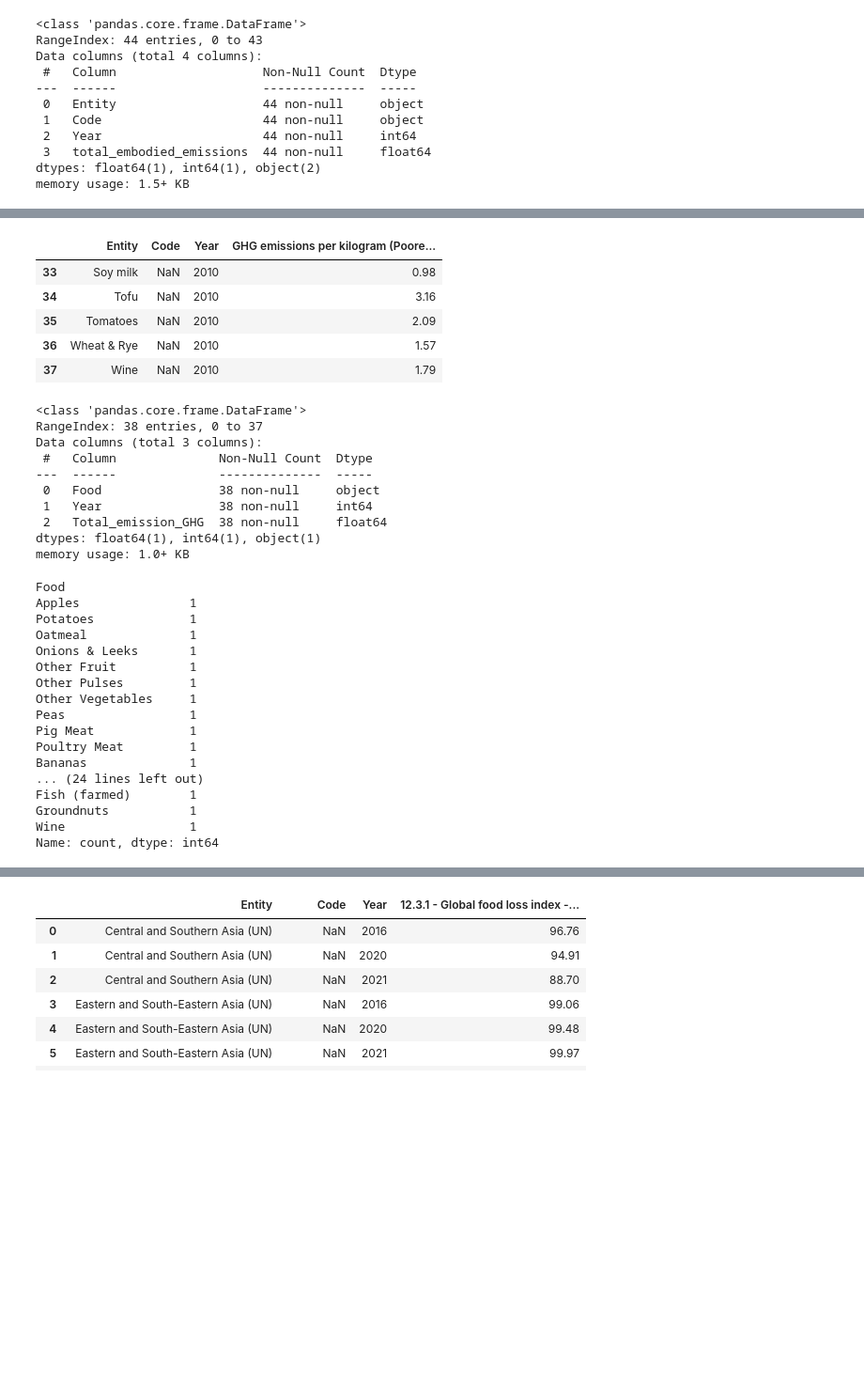
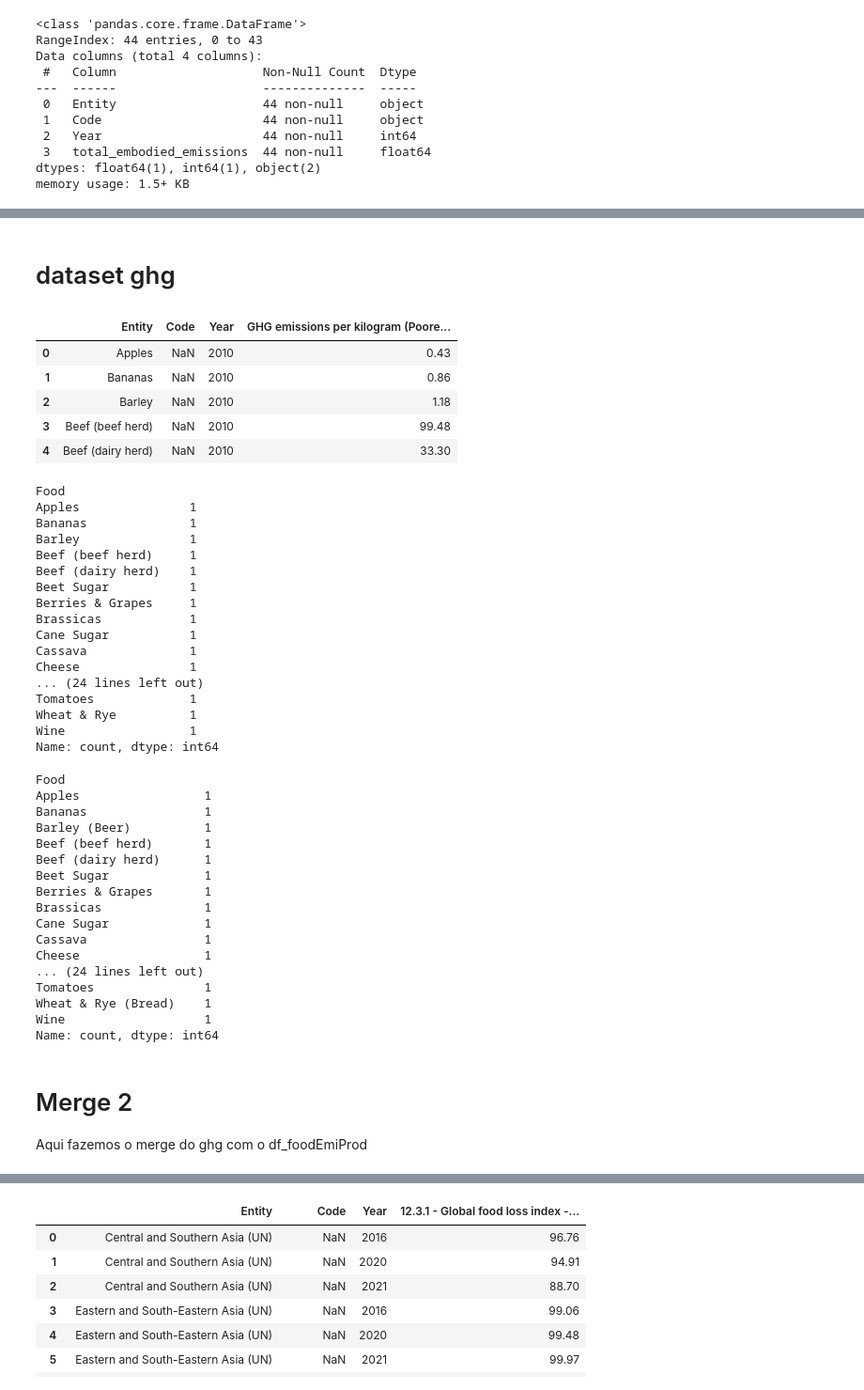
Before and after one commit to CatarinaCosta02/AIS, a Jupyter notebook: ais.ipynb, the cells around one changed output, grey strips where cells are left out. Shown at 94% size. Saved outputs shown, nothing was run; the diff lists cells and outputs as text; code cells hidden in the pictures; blank space fills up the shorter version.

```diff
--- a/ais.ipynb
+++ b/ais.ipynb
@@ -174,2 +130,0 @@ sns.heatmap(df_agroCO2Deforest.isnull(),yticklabels=False,cbar=False,cmap='virid
-# %%
-pd.set_option('display.max_columns', None)  # Set to display all columns
@@ -259,47 +282,63 @@ sns.heatmap(df_foodProducEmissions.isnull(),yticklabels=False,cbar=False,cmap='v
+# %% [markdown]
+# dataset ghg
 # %%
-df_ghg.tail()
+df_ghg.head()
 # %% [output]
 |  | Entity | Code | Year | GHG emissions per kilogram (Poore... |
-| 33 | Soy milk | NaN | 2010 | 0.98 |
-| 34 | Tofu | NaN | 2010 | 3.16 |
-| 35 | Tomatoes | NaN | 2010 | 2.09 |
-| 36 | Wheat & Rye | NaN | 2010 | 1.57 |
-| 37 | Wine | NaN | 2010 | 1.79 |
+| 0 | Apples | NaN | 2010 | 0.43 |
+| 1 | Bananas | NaN | 2010 | 0.86 |
+| 2 | Barley | NaN | 2010 | 1.18 |
+| 3 | Beef (beef herd) | NaN | 2010 | 99.48 |
+| 4 | Beef (dairy herd) | NaN | 2010 | 33.30 |
 # %%
 # make a rename
 df_ghg = df_ghg.rename(columns={"Entity": "Food", "GHG emissions per kilogram (Poore & Nemecek, 2018)": "Total_emission_GHG"})
 to_drop = ["Code"]
 df_ghg = df_ghg.drop(to_drop, axis=1)
-# %%
-df_ghg.info()
-# %% [output]
-<class 'pandas.core.frame.DataFrame'>
-RangeIndex: 38 entries, 0 to 37
-Data columns (total 3 columns):
- #   Column              Non-Null Count  Dtype
----  ------              --------------  -----
- 0   Food                38 non-null     object
- 1   Year                38 non-null     int64
- 2   Total_emission_GHG  38 non-null     float64
-dtypes: float64(1), int64(1), object(1)
-memory usage: 1.0+ KB
 # %%
-df_ghg["Food"].value_counts()
+df_ghg["Food"].value_counts().sort_index()
 # %% [output]
 Food
 Apples               1
-Potatoes             1
-Oatmeal              1
-Onions & Leeks       1
-Other Fruit          1
-Other Pulses         1
-Other Vegetables     1
-Peas                 1
-Pig Meat             1
-Poultry Meat         1
 Bananas              1
+Barley               1
+Beef (beef herd)     1
+Beef (dairy herd)    1
+Beet Sugar           1
+Berries & Grapes     1
+Brassicas            1
+Cane Sugar           1
+Cassava              1
+Cheese               1
 ... (24 lines left out)
-Fish (farmed)        1
-Groundnuts           1
+Tomatoes             1
+Wheat & Rye          1
 Wine                 1
 Name: count, dtype: int64
+# %%
+# rename
+
+df_ghg['Food'] = df_ghg['Food'].replace({'Barley': 'Barley (Beer)','Maize':'Maize (Meal)','Wheat & Rye':'Wheat & Rye (Bread)'})
+
+df_ghg["Food"].value_counts().sort_index()
+# %% [output]
+Food
+Apples                 1
+Bananas                1
+Barley (Beer)          1
+Beef (beef herd)       1
+Beef (dairy herd)      1
+Beet Sugar             1
+Berries & Grapes       1
+Brassicas              1
+Cane Sugar             1
+Cassava                1
+Cheese                 1
+... (24 lines left out)
+Tomatoes               1
+Wheat & Rye (Bread)    1
+Wine                   1
+Name: count, dtype: int64
+# %% [markdown]
+# Merge 2
+Aqui fazemos o merge do ghg com o df_foodEmiProd
```
Also changed, not shown: parts of 53 cells of this notebook, 2 other files.
